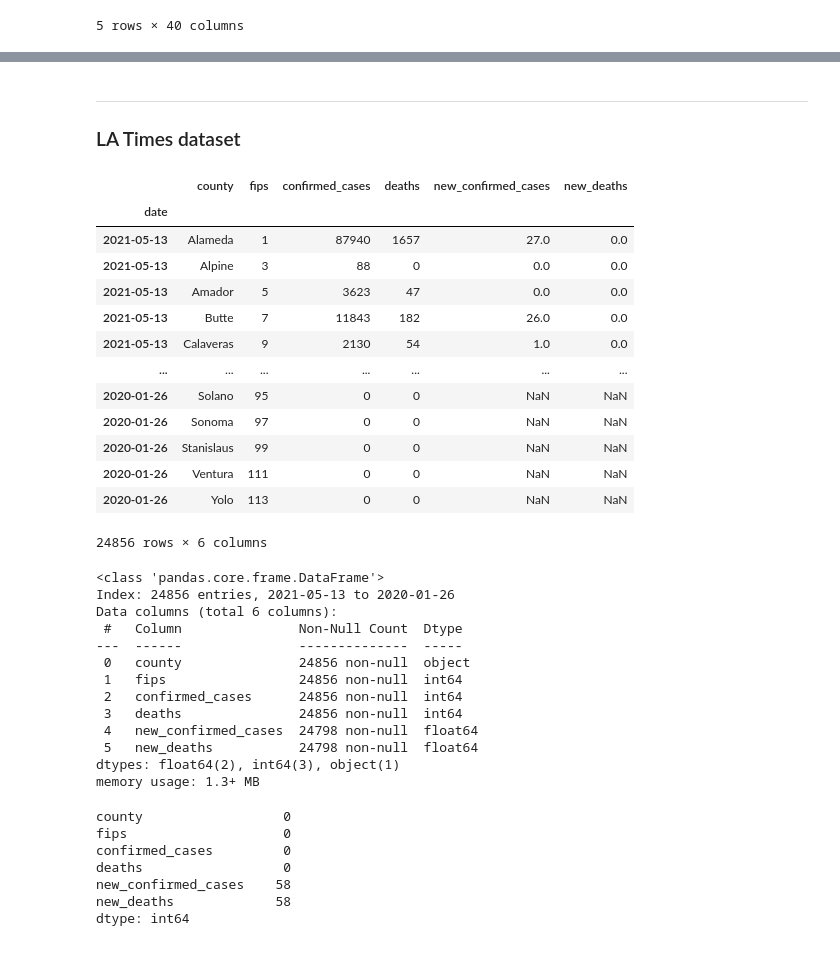
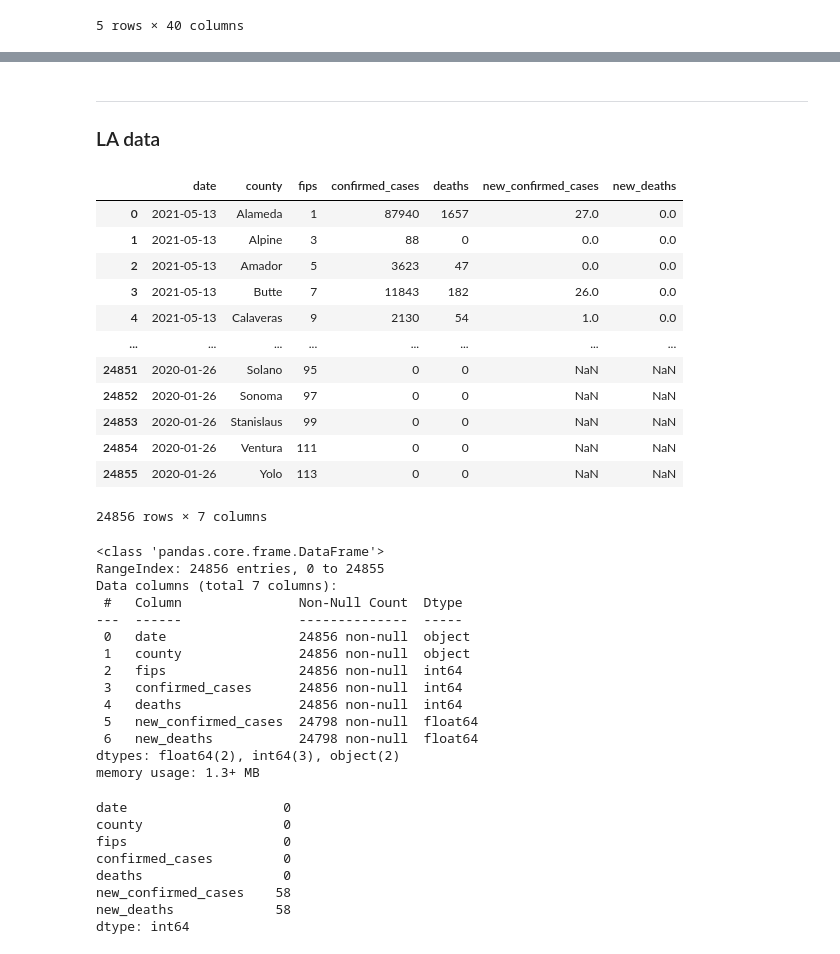
Before and after one commit to transcriptive/covid-aqi, a Jupyter notebook: covid-data-cleaning.ipynb, the cells around one changed output, grey strips where cells are left out. Drawn from its saved outputs; the diff is of its cells as text; code cells hidden in the pictures.

Commit message:
made LA a time series df + added NYC covid data

```diff
--- a/covid-data-cleaning.ipynb
+++ b/covid-data-cleaning.ipynb
@@ -60,44 +60,45 @@ totalTestsViralIncrease                 0
 dtype: int64
 # %% [markdown]
 ---
-### LA Times dataset
+### LA data
 # %%
-cali_counties = pd.read_csv('./datasets/Covid-19-Data/latimes-county-totals.csv', index_col=0)
+cali_counties = pd.read_csv('./datasets/Covid-19-Data/latimes-county-totals.csv')
 cali_counties
 # %% [output]
-|  | county | fips | confirmed_cases | deaths | new_confirmed_cases | new_deaths |
-| date |  |  |  |  |  |  |
-| 2021-05-13 | Alameda | 1 | 87940 | 1657 | 27.0 | 0.0 |
-| 2021-05-13 | Alpine | 3 | 88 | 0 | 0.0 | 0.0 |
-| 2021-05-13 | Amador | 5 | 3623 | 47 | 0.0 | 0.0 |
-| 2021-05-13 | Butte | 7 | 11843 | 182 | 26.0 | 0.0 |
-| 2021-05-13 | Calaveras | 9 | 2130 | 54 | 1.0 | 0.0 |
-| ... | ... | ... | ... | ... | ... | ... |
-| 2020-01-26 | Solano | 95 | 0 | 0 | NaN | NaN |
-| 2020-01-26 | Sonoma | 97 | 0 | 0 | NaN | NaN |
-| 2020-01-26 | Stanislaus | 99 | 0 | 0 | NaN | NaN |
-| 2020-01-26 | Ventura | 111 | 0 | 0 | NaN | NaN |
-| 2020-01-26 | Yolo | 113 | 0 | 0 | NaN | NaN |
+|  | date | county | fips | confirmed_cases | deaths | new_confirmed_cases | new_deaths |
+| 0 | 2021-05-13 | Alameda | 1 | 87940 | 1657 | 27.0 | 0.0 |
+| 1 | 2021-05-13 | Alpine | 3 | 88 | 0 | 0.0 | 0.0 |
+| 2 | 2021-05-13 | Amador | 5 | 3623 | 47 | 0.0 | 0.0 |
+| 3 | 2021-05-13 | Butte | 7 | 11843 | 182 | 26.0 | 0.0 |
+| 4 | 2021-05-13 | Calaveras | 9 | 2130 | 54 | 1.0 | 0.0 |
+| ... | ... | ... | ... | ... | ... | ... | ... |
+| 24851 | 2020-01-26 | Solano | 95 | 0 | 0 | NaN | NaN |
+| 24852 | 2020-01-26 | Sonoma | 97 | 0 | 0 | NaN | NaN |
+| 24853 | 2020-01-26 | Stanislaus | 99 | 0 | 0 | NaN | NaN |
+| 24854 | 2020-01-26 | Ventura | 111 | 0 | 0 | NaN | NaN |
+| 24855 | 2020-01-26 | Yolo | 113 | 0 | 0 | NaN | NaN |
-24856 rows × 6 columns
+24856 rows × 7 columns
 # %%
 cali_counties.info()
 # %% [output]
 <class 'pandas.core.frame.DataFrame'>
-Index: 24856 entries, 2021-05-13 to 2020-01-26
-Data columns (total 6 columns):
+RangeIndex: 24856 entries, 0 to 24855
+Data columns (total 7 columns):
  #   Column               Non-Null Count  Dtype
 ---  ------               --------------  -----
- 0   county               24856 non-null  object
- 1   fips                 24856 non-null  int64
- 2   confirmed_cases      24856 non-null  int64
- 3   deaths               24856 non-null  int64
- 4   new_confirmed_cases  24798 non-null  float64
- 5   new_deaths           24798 non-null  float64
-dtypes: float64(2), int64(3), object(1)
+ 0   date                 24856 non-null  object
+ 1   county               24856 non-null  object
+ 2   fips                 24856 non-null  int64
+ 3   confirmed_cases      24856 non-null  int64
+ 4   deaths               24856 non-null  int64
+ 5   new_confirmed_cases  24798 non-null  float64
+ 6   new_deaths           24798 non-null  float64
+dtypes: float64(2), int64(3), object(2)
 memory usage: 1.3+ MB
 # %%
 cali_counties.isna().sum()
 # %% [output]
+date                    0
 county                  0
 fips                    0
 confirmed_cases         0
```
Also changed, not shown: parts of 20 cells of this notebook, 3 other files.
